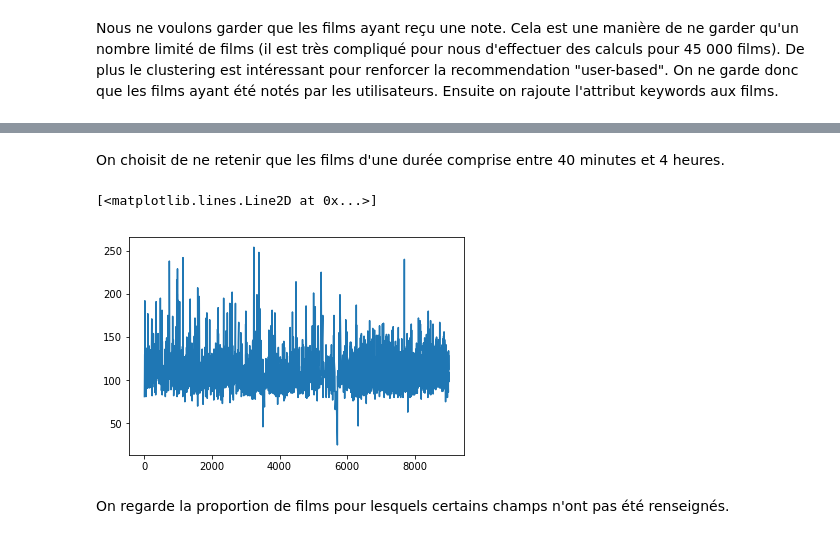
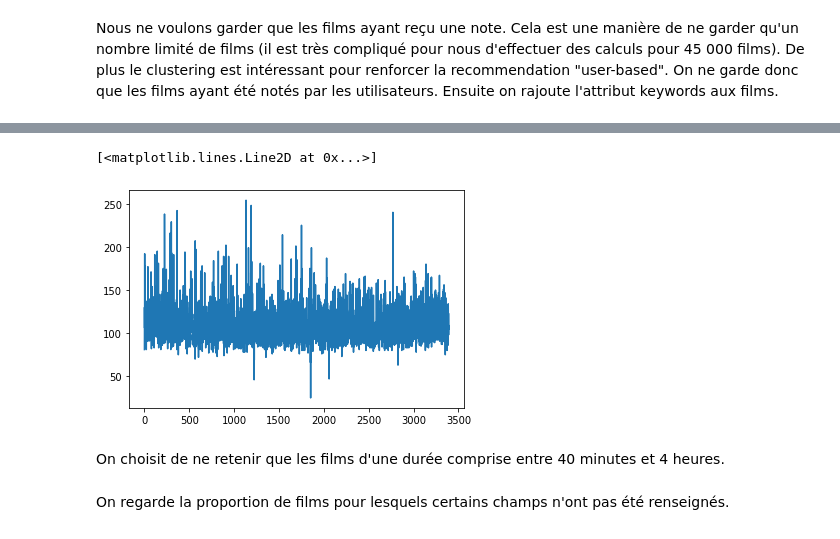
Before and after one commit to AnitaDurr/MovieRecommandation, a Jupyter notebook: MovieNotebook.ipynb, the cells around one changed output, grey strips where cells are left out. Drawn from its saved outputs; the diff is of its cells as text; code cells hidden in the pictures.

```diff
--- a/MovieNotebook.ipynb
+++ b/MovieNotebook.ipynb
@@ -715,7 +827,7 @@ dfm_cluster = dfm_cluster.join(credits.set_index('tmdbId'), on='tmdbId', how='in
 dfm_cluster = dfm_cluster.join(keywords.set_index('tmdbId'), on='tmdbId', how='inner')
 # %%
 title_id = dfm_cluster[['tmdbId','movieId','title']]
-cluster_features = dfm_cluster[['title','movieId', 'genres', 'keywords','crew', 'release_date', 'production_countries', 'original_language', 'runtime']]
-cluster_features = cluster_features.dropna()
+cluster_features = dfm_cluster[['title', 'genres', 'keywords','crew', 'release_date', 'production_countries', 'original_language', 'runtime']]
+cluster_features.index = dfm_cluster.movieId.apply(lambda x: str(x))
 cluster_features.head()
 # %% [output]
@@ -728,7 +841,7 @@ cluster_features.head()
+# %%
+plt.plot(cluster_features.runtime.values)
+# %% [output]
+[<matplotlib.lines.Line2D at 0x...>]
+[figure, added]
 # %% [markdown]
 On choisit de ne retenir que les films d'une durée comprise entre 40 minutes et 4 heures.
-# %%
-plt.plot(dfm_cluster.runtime)
-# %% [output]
-[<matplotlib.lines.Line2D at 0x...>]
-[figure, removed]
```
Also changed, not shown: parts of 76 cells of this notebook.
